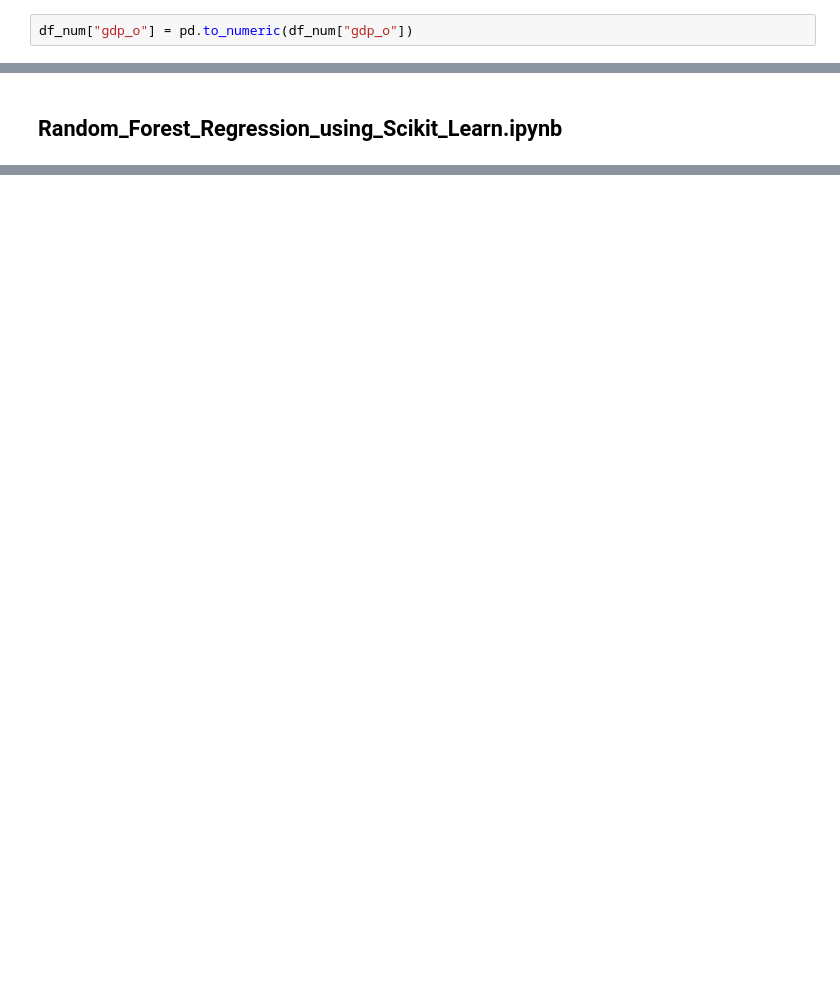
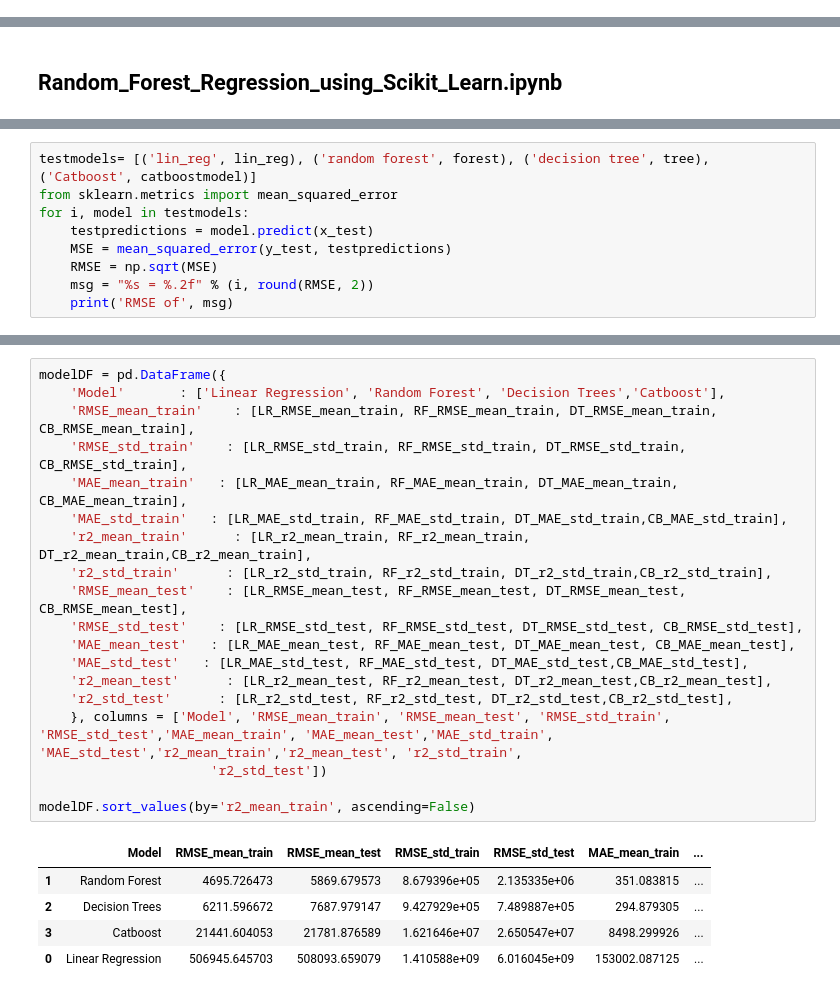
Before and after one commit to m-nosrati/International-Trade-Supervised-Learning-Models-, a Jupyter notebook: GRV_Regression_Models.ipynb, the cells around one changed output, grey strips where cells are left out. Drawn from its saved outputs; the diff is of its cells as text; blank space fills up the shorter version.

```diff
--- a/GRV_Regression_Models.ipynb
+++ b/GRV_Regression_Models.ipynb
@@ -265,2 +107,0 @@ dtype: object
-# %%
-df_num["gdp_o"] = pd.to_numeric(df_num["gdp_o"])
@@ -665,0 +295,9 @@ Accuracy of Catboost= 87.08 %
+# %%
+testmodels= [('lin_reg', lin_reg), ('random forest', forest), ('decision tree', tree), ('Catboost', catboostmodel)]
+from sklearn.metrics import mean_squared_error
+for i, model in testmodels:
+    testpredictions = model.predict(x_test)
+    MSE = mean_squared_error(y_test, testpredictions)
+    RMSE = np.sqrt(MSE)
+    msg = "%s = %.2f" % (i, round(RMSE, 2))
+    print('RMSE of', msg)
@@ -750,0 +456,25 @@ modelDF.sort_values(by='r2_mean', ascending=False)
+# %%
+modelDF = pd.DataFrame({
+    'Model'       : ['Linear Regression', 'Random Forest', 'Decision Trees','Catboost'],
+    'RMSE_mean_train'    : [LR_RMSE_mean_train, RF_RMSE_mean_train, DT_RMSE_mean_train, CB_RMSE_mean_train],
+    'RMSE_std_train'    : [LR_RMSE_std_train, RF_RMSE_std_train, DT_RMSE_std_train, CB_RMSE_std_train],
+    'MAE_mean_train'   : [LR_MAE_mean_train, RF_MAE_mean_train, DT_MAE_mean_train, CB_MAE_mean_train],
+    'MAE_std_train'   : [LR_MAE_std_train, RF_MAE_std_train, DT_MAE_std_train,CB_MAE_std_train],
+    'r2_mean_train'      : [LR_r2_mean_train, RF_r2_mean_train, DT_r2_mean_train,CB_r2_mean_train],
+    'r2_std_train'      : [LR_r2_std_train, RF_r2_std_train, DT_r2_std_train,CB_r2_std_train],
+    'RMSE_mean_test'    : [LR_RMSE_mean_test, RF_RMSE_mean_test, DT_RMSE_mean_test, CB_RMSE_mean_test],
+    'RMSE_std_test'    : [LR_RMSE_std_test, RF_RMSE_std_test, DT_RMSE_std_test, CB_RMSE_std_test],
+    'MAE_mean_test'   : [LR_MAE_mean_test, RF_MAE_mean_test, DT_MAE_mean_test, CB_MAE_mean_test],
+    'MAE_std_test'   : [LR_MAE_std_test, RF_MAE_std_test, DT_MAE_std_test,CB_MAE_std_test],
+    'r2_mean_test'      : [LR_r2_mean_test, RF_r2_mean_test, DT_r2_mean_test,CB_r2_mean_test],
+    'r2_std_test'      : [LR_r2_std_test, RF_r2_std_test, DT_r2_std_test,CB_r2_std_test],
+    }, columns = ['Model', 'RMSE_mean_train', 'RMSE_mean_test', 'RMSE_std_train', 'RMSE_std_test','MAE_mean_train', 'MAE_mean_test','MAE_std_train', 'MAE_std_test','r2_mean_train','r2_mean_test', 'r2_std_train',
+                      'r2_std_test'])
+
+modelDF.sort_values(by='r2_mean_train', ascending=False)
+# %% [output]
+|  | Model | RMSE_mean_train | RMSE_mean_test | RMSE_std_train | RMSE_std_test | MAE_mean_train | ... |
+| 1 | Random Forest | 4695.726473 | 5869.679573 | 8.679396e+05 | 2.135335e+06 | 351.083815 | ... |
+| 2 | Decision Trees | 6211.596672 | 7687.979147 | 9.427929e+05 | 7.489887e+05 | 294.879305 | ... |
+| 3 | Catboost | 21441.604053 | 21781.876589 | 1.621646e+07 | 2.650547e+07 | 8498.299926 | ... |
+| 0 | Linear Regression | 506945.645703 | 508093.659079 | 1.410588e+09 | 6.016045e+09 | 153002.087125 | ... |
```
Also changed, not shown: parts of 87 cells of this notebook, 2 other files.
